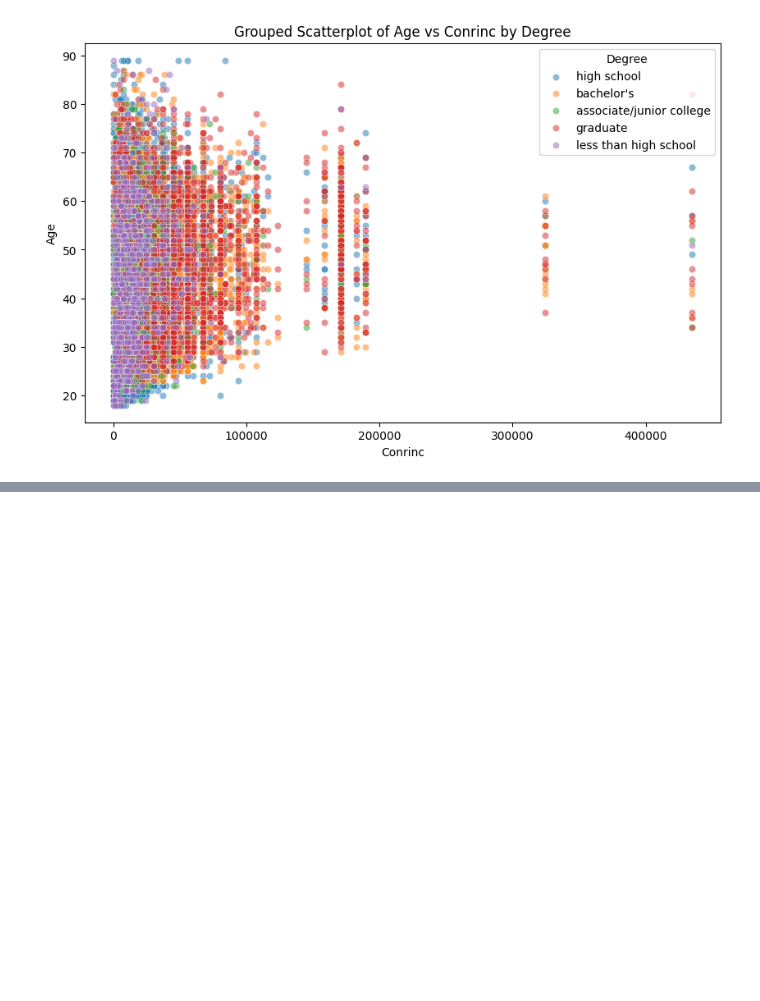
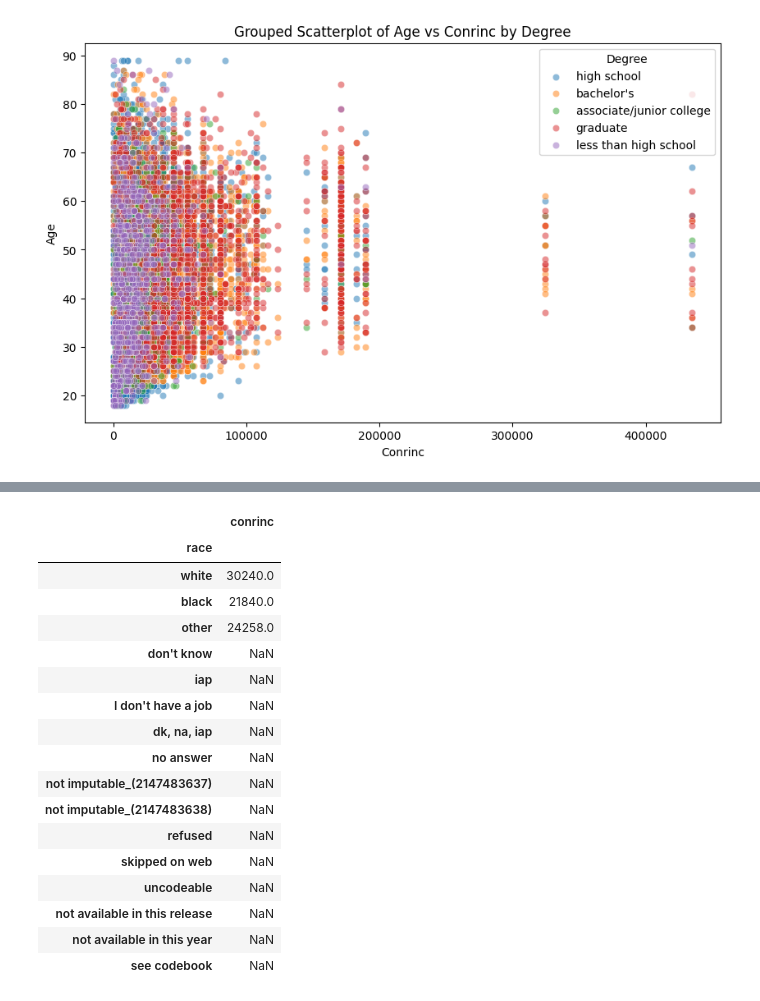
Before and after one commit to tiffanybuii/project_gss, a Jupyter notebook: get_gss.ipynb, the cells around one changed output, grey strips where cells are left out. Drawn from its saved outputs; the diff is of its cells as text; code cells hidden in the pictures; blank space fills up the shorter version.

```diff
--- a/get_gss.ipynb
+++ b/get_gss.ipynb
@@ -488,0 +540,21 @@ plt.show()
+# %%
+data.loc[:,['conrinc','race']].groupby('race').median()
+# %% [output]
+|  | conrinc |
+| race |  |
+| white | 30240.0 |
+| black | 21840.0 |
+| other | 24258.0 |
+| don't know | NaN |
+| iap | NaN |
+| I don't have a job | NaN |
+| dk, na, iap | NaN |
+| no answer | NaN |
+| not imputable_(2147483637) | NaN |
+| not imputable_(2147483638) | NaN |
+| refused | NaN |
+| skipped on web | NaN |
+| uncodeable | NaN |
+| not available in this release | NaN |
+| not available in this year | NaN |
+| see codebook | NaN |
```
Also changed, not shown: parts of 6 cells of this notebook.
